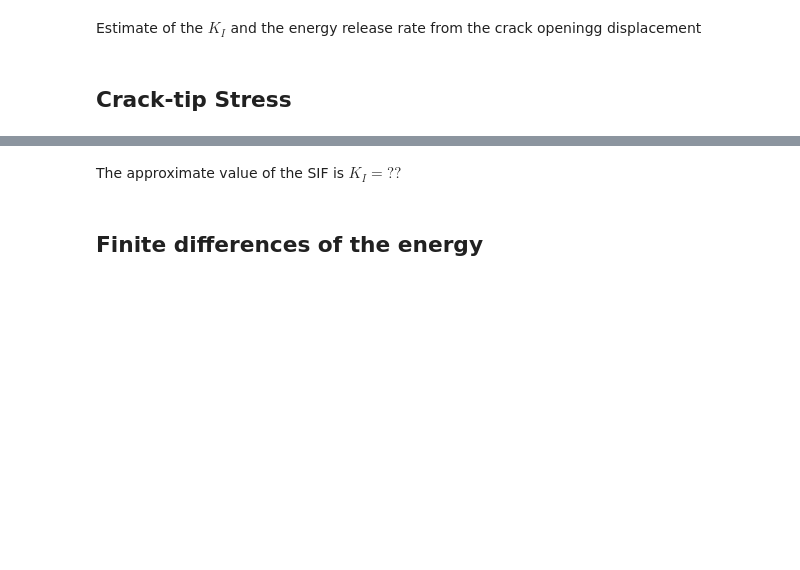
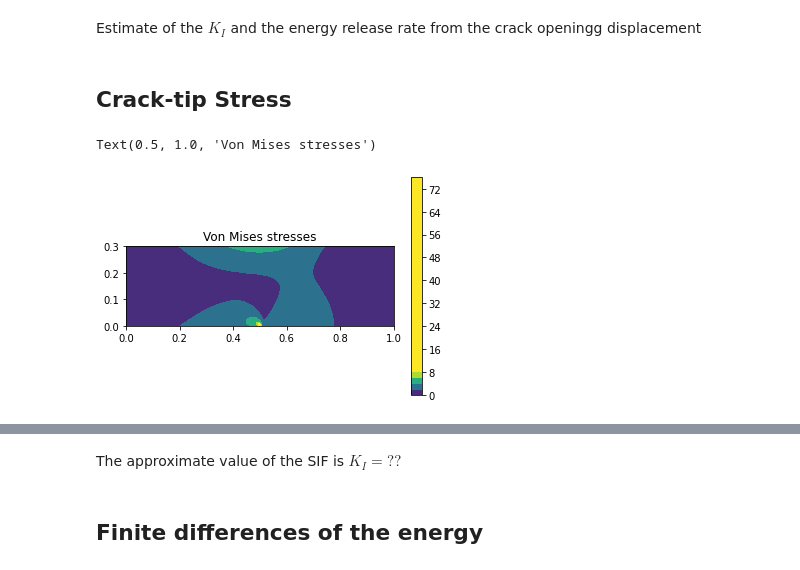
Before and after one commit to msolides-2022/fracture, a Jupyter notebook: 01-DCB/Crack.ipynb, the cells around one changed output, grey strips where cells are left out. Cells and saved outputs as stored; diff of their text form; code cells hidden in the pictures; blank space fills up the shorter version.

```diff
--- a/01-DCB/Crack.ipynb
+++ b/01-DCB/Crack.ipynb
@@ -134,3 +157,12 @@ The elastic energy is 0.21366174647679978
 Estimate of the $K_I$ and the energy release rate from the crack openingg displacement
 # %% [markdown]
 ## Crack-tip Stress
+# %%
+T = dolfin.FunctionSpace(usol.function_space().mesh(), "DG", 1)
+sdev = ufl.dev(sigma(eps(usol)))
+sigma_mises = dolfin.project(ufl.sqrt(ufl.inner(sdev,sdev)),T)
+plt.colorbar(dolfin.plot(sigma_mises,vmax=8))
+plt.title("Von Mises stresses")
+# %% [output]
+Text(0.5, 1.0, 'Von Mises stresses')
+[figure, added]
```
Also changed, not shown: parts of 10 cells of this notebook.
